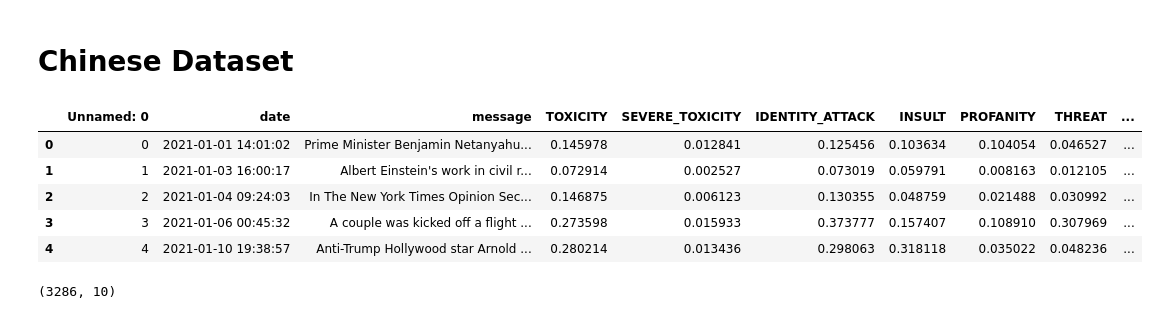
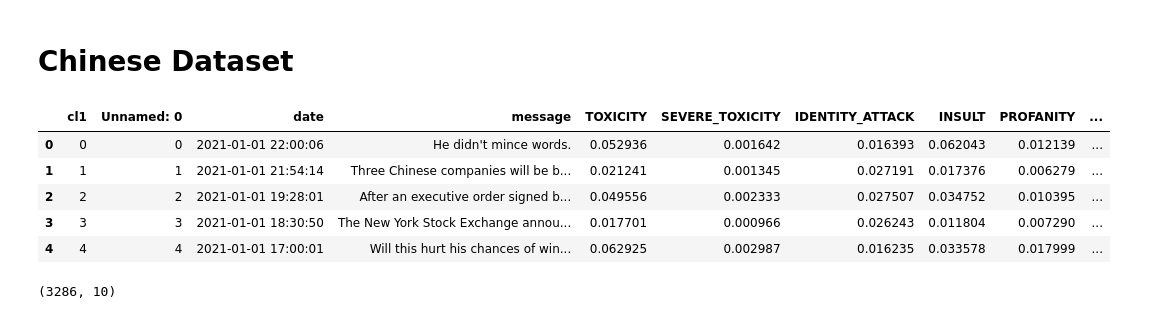
Before and after one commit to tamannanazmin/Xenophobic-Behavior-on-Social-Media, a Jupyter notebook: Code/Sinophobic Behavior Code.ipynb, the cells around one changed output. Cells and saved outputs as stored; diff of their text form; code cells hidden in the pictures.

Commit message:
adding the mention of chinese word from china dataset

```diff
--- a/Code/Sinophobic Behavior Code.ipynb
+++ b/Code/Sinophobic Behavior Code.ipynb
@@ -725,14 +728,14 @@ fig.show()
 # Chinese Dataset
 # %%
 df2=pd.read_csv('/content/chinese.csv')
-df.head()
+df2.head()
 # %% [output]
-|  | Unnamed: 0 | date | message | TOXICITY | SEVERE_TOXICITY | IDENTITY_ATTACK | INSULT | PROFANITY | THREAT | ... |
-| 0 | 0 | 2021-01-01 14:01:02 | Prime Minister Benjamin Netanyahu... | 0.145978 | 0.012841 | 0.125456 | 0.103634 | 0.104054 | 0.046527 | ... |
-| 1 | 1 | 2021-01-03 16:00:17 | Albert Einstein's work in civil r... | 0.072914 | 0.002527 | 0.073019 | 0.059791 | 0.008163 | 0.012105 | ... |
-| 2 | 2 | 2021-01-04 09:24:03 | In The New York Times Opinion Sec... | 0.146875 | 0.006123 | 0.130355 | 0.048759 | 0.021488 | 0.030992 | ... |
-| 3 | 3 | 2021-01-06 00:45:32 | A couple was kicked off a flight ... | 0.273598 | 0.015933 | 0.373777 | 0.157407 | 0.108910 | 0.307969 | ... |
-| 4 | 4 | 2021-01-10 19:38:57 | Anti-Trump Hollywood star Arnold ... | 0.280214 | 0.013436 | 0.298063 | 0.318118 | 0.035022 | 0.048236 | ... |
+|  | cl1 | Unnamed: 0 | date | message | TOXICITY | SEVERE_TOXICITY | IDENTITY_ATTACK | INSULT | PROFANITY | ... |
+| 0 | 0 | 0 | 2021-01-01 22:00:06 | He didn't mince words. | 0.052936 | 0.001642 | 0.016393 | 0.062043 | 0.012139 | ... |
+| 1 | 1 | 1 | 2021-01-01 21:54:14 | Three Chinese companies will be b... | 0.021241 | 0.001345 | 0.027191 | 0.017376 | 0.006279 | ... |
+| 2 | 2 | 2 | 2021-01-01 19:28:01 | After an executive order signed b... | 0.049556 | 0.002333 | 0.027507 | 0.034752 | 0.010395 | ... |
+| 3 | 3 | 3 | 2021-01-01 18:30:50 | The New York Stock Exchange annou... | 0.017701 | 0.000966 | 0.026243 | 0.011804 | 0.007290 | ... |
+| 4 | 4 | 4 | 2021-01-01 17:00:01 | Will this hurt his chances of win... | 0.062925 | 0.002987 | 0.016235 | 0.033578 | 0.017999 | ... |
 # %%
 df2.shape
 # %% [output]
```
Also changed, not shown: parts of 24 cells of this notebook.
